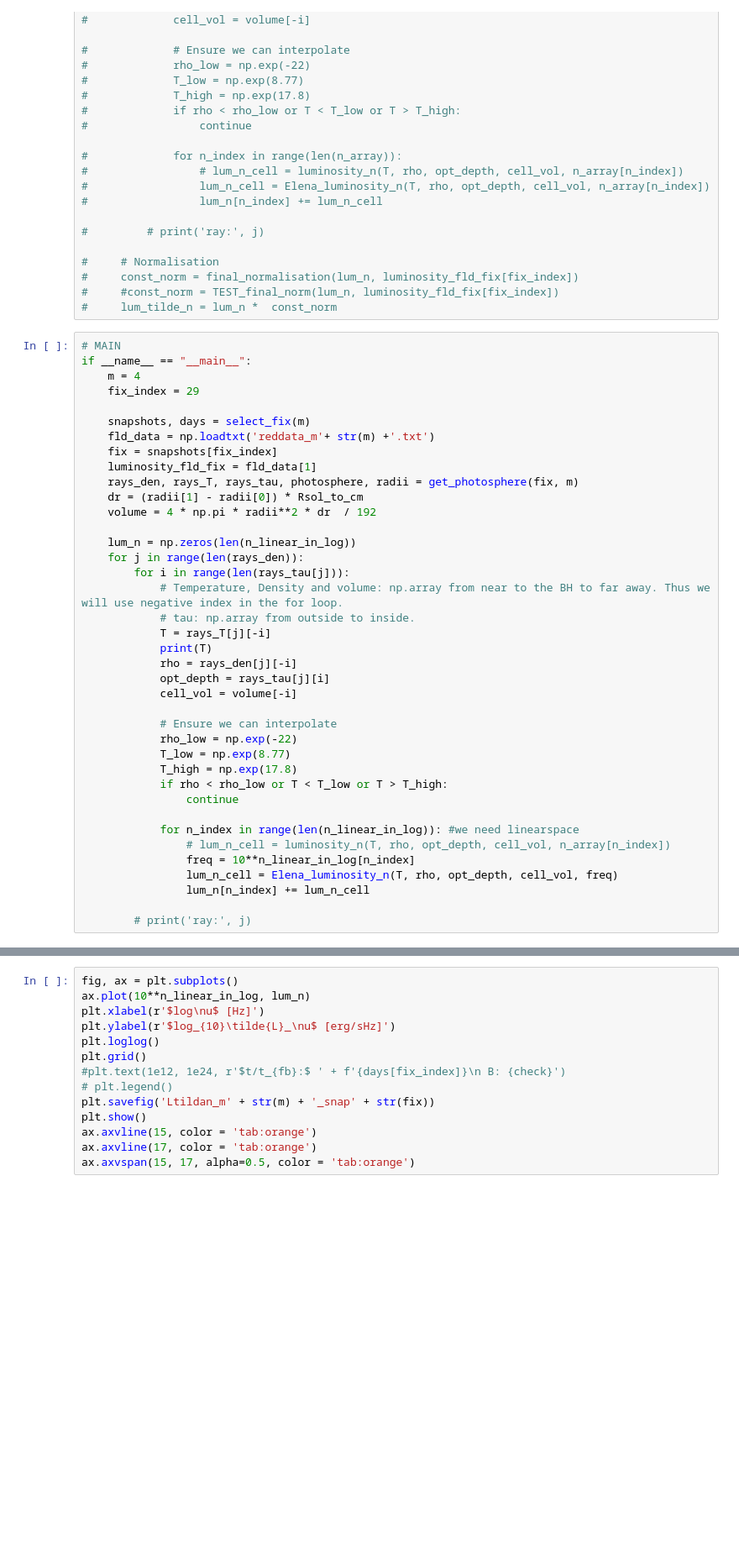
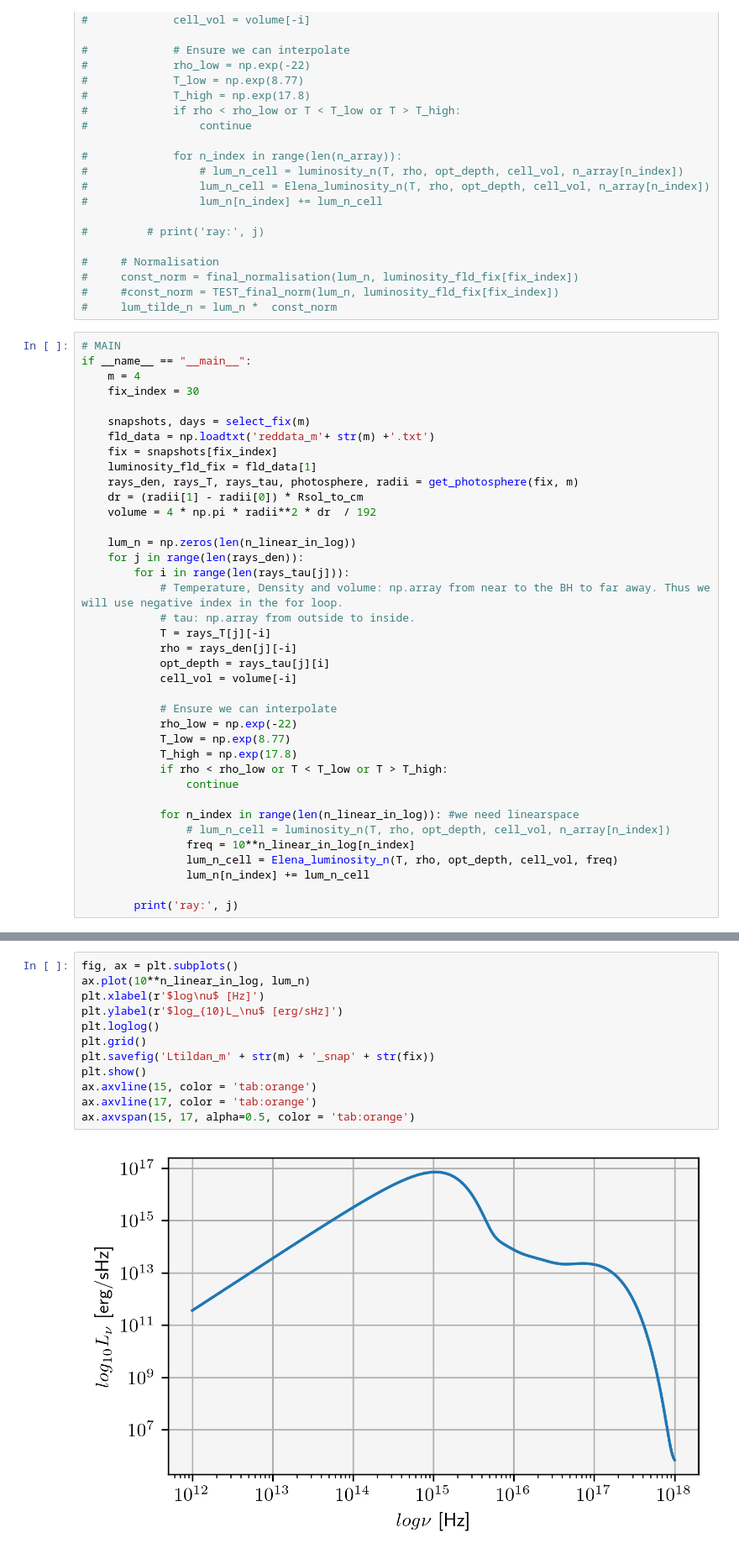
Before and after one commit to KKilmetis8/tde_comparison, a Jupyter notebook: PAOLA_lum.ipynb, the cells around one changed output, grey strips where cells are left out. Shown at 84% size. Saved outputs shown, nothing was run; the diff lists cells and outputs as text; blank space fills up the shorter version.

```diff
--- a/PAOLA_lum.ipynb
+++ b/PAOLA_lum.ipynb
@@ -215,7 +219,7 @@ def final_normalisation(L_n: np.array, luminosity_fld: float) -> float:
 # MAIN
 if __name__ == "__main__":
     m = 4
-    fix_index = 29
+    fix_index = 30
 
     snapshots, days = select_fix(m)
     fld_data = np.loadtxt('reddata_m'+ str(m) +'.txt')
@@ -231,7 +235,6 @@ if __name__ == "__main__":
             # Temperature, Density and volume: np.array from near to the BH to far away. Thus we will use negative index in the for loop.
             # tau: np.array from outside to inside.
             T = rays_T[j][-i]
-            print(T)
             rho = rays_den[j][-i]
             opt_depth = rays_tau[j][i]
             cell_vol = volume[-i]
@@ -249,4 +252,4 @@ if __name__ == "__main__":
                 lum_n_cell = Elena_luminosity_n(T, rho, opt_depth, cell_vol, freq)
                 lum_n[n_index] += lum_n_cell
 
-        # print('ray:', j)
+        print('ray:', j)
@@ -253,14 +312,14 @@ if __name__ == "__main__":
 # %%
 fig, ax = plt.subplots()
 ax.plot(10**n_linear_in_log, lum_n)
 plt.xlabel(r'$log\nu$ [Hz]')
-plt.ylabel(r'$log_{10}\tilde{L}_\nu$ [erg/sHz]')
+plt.ylabel(r'$log_{10}L_\nu$ [erg/sHz]')
 plt.loglog()
 plt.grid()
-#plt.text(1e12, 1e24, r'$t/t_{fb}:$ ' + f'{days[fix_index]}\n B: {check}')
-# plt.legend()
 plt.savefig('Ltildan_m' + str(m) + '_snap' + str(fix))
 plt.show()
 ax.axvline(15, color = 'tab:orange')
 ax.axvline(17, color = 'tab:orange')
 ax.axvspan(15, 17, alpha=0.5, color = 'tab:orange')
+# %% [output]
+[figure, added]
```
Also changed, not shown: parts of 8 cells of this notebook, 10 other files.
